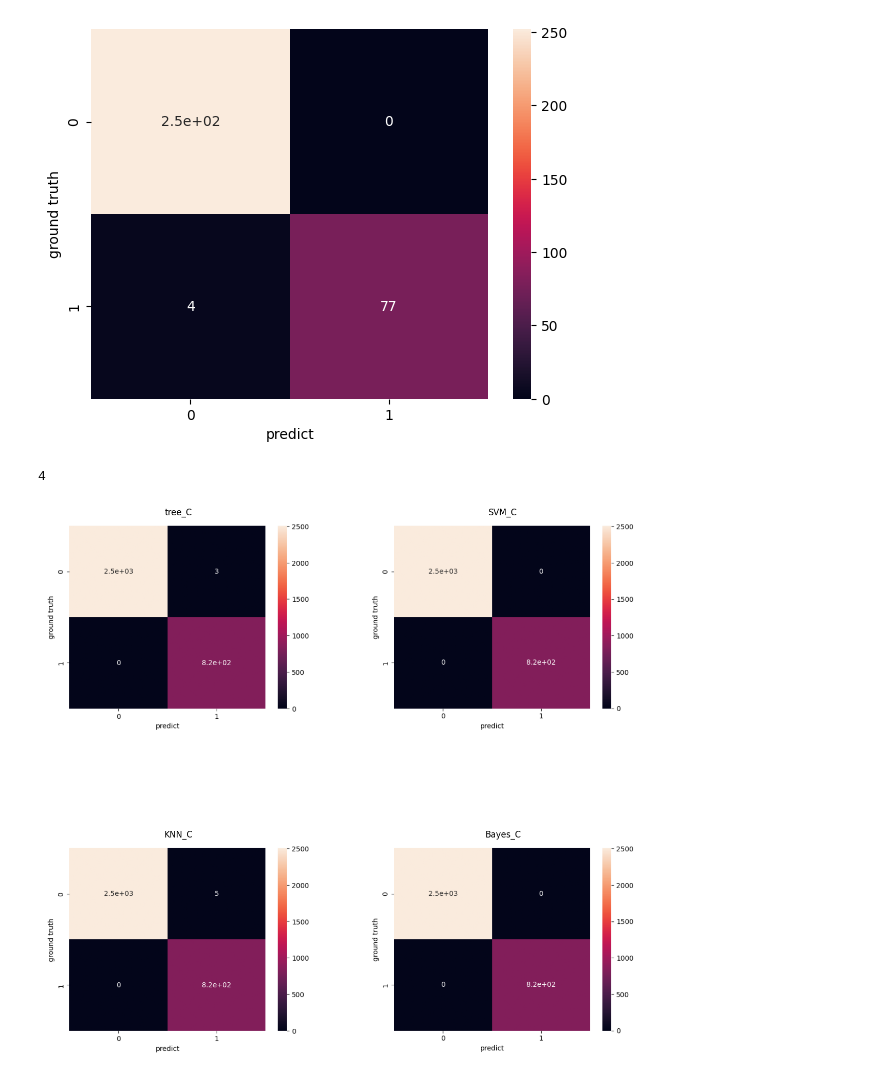
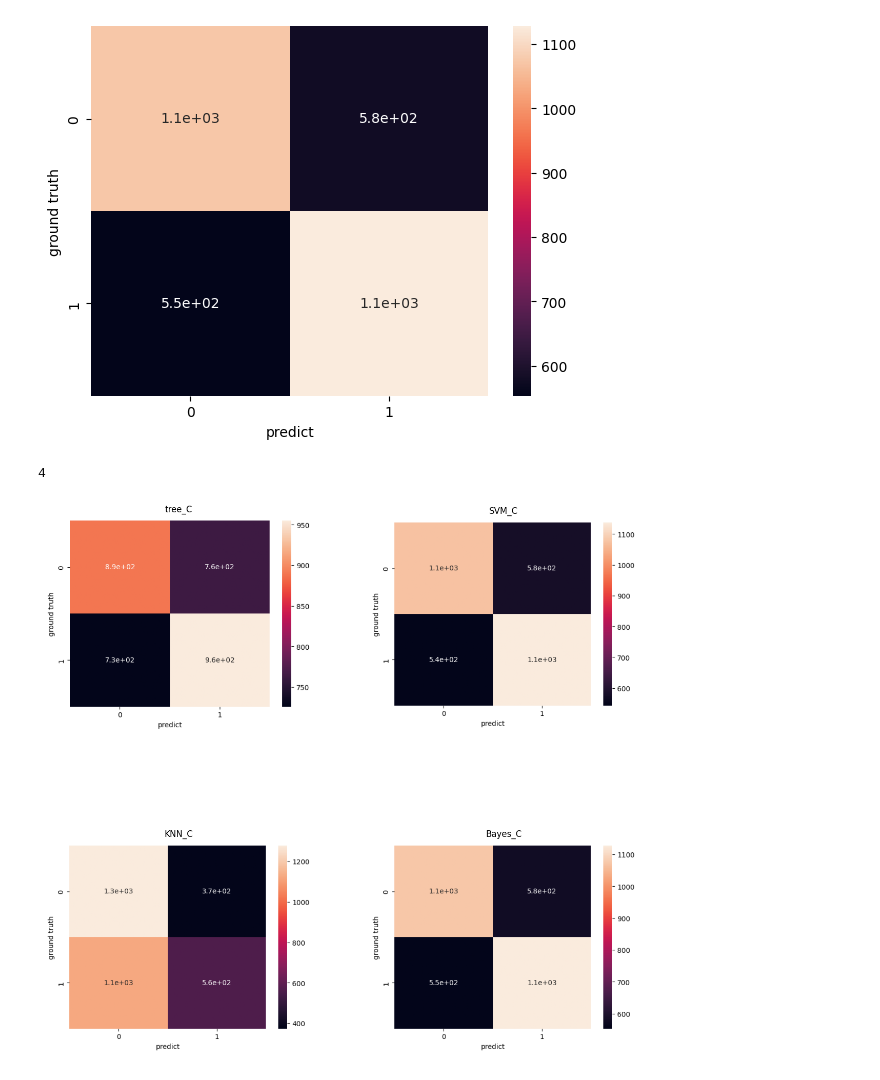
Before and after one commit to SnaKey0u0/2022Data-Mining, a Jupyter notebook: Hw2/main.ipynb, the cells around one changed output. Drawn from its saved outputs; the diff is of its cells as text; code cells hidden in the pictures.

```diff
--- a/Hw2/main.ipynb
+++ b/Hw2/main.ipynb
@@ -22,6 +17,6 @@ False
 # %%
-train_file_name = "E_3.csv" # mydata
-test_file_name = "ET_3.csv" # mydata_test
+train_file_name = "mydata.csv" # mydata
+test_file_name = "mydata_test.csv" # mydata_test
 # %%
 header = None
 x_train = list()
@@ -124,26 +119,26 @@ plt.xlabel("predict") # x label
 plt.ylabel("ground truth") # y label
 plt.show()
 # %% [output]
-[figure, old version]
+[figure, new version]
 # %%
 fig, axs = plt.subplots(2, 2,figsize=(15, 15))
 
 # axs[0, 0].imshow(x_train[0])
 import matplotlib.image as mpimg
 
-ex_idx = 5
+ex_idx = 2
 imgs = list()
 pngs = ["_tree_C.png", "_SVM_C.png", "_KNN_C.png", "_Bayes_C.png"]
 for i in pngs:
-    imgs.append(mpimg.imread(f'E{ex_idx}{i}'))
+    imgs.append(mpimg.imread(f'E{ex_idx}-2{i}'))
 
 print(len(imgs))
 for i in range(2):
     for j in range(2):
         axs[i, j].imshow(imgs[i*2+j])
         axs[i, j].title.set_text(pngs[i*2+j][1:-4])
         axs[i, j].axis('off')
 plt.show()
 # %% [output]
 4
-[figure, old version]
+[figure, new version]
```
Also changed, not shown: parts of 5 cells of this notebook, 55 other files.
